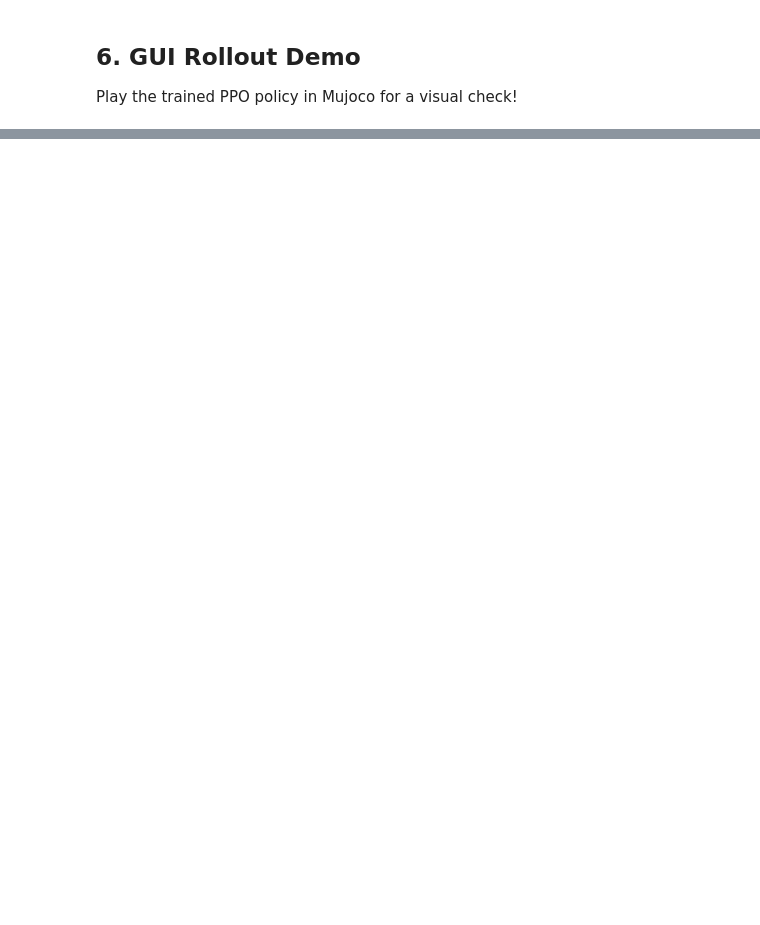
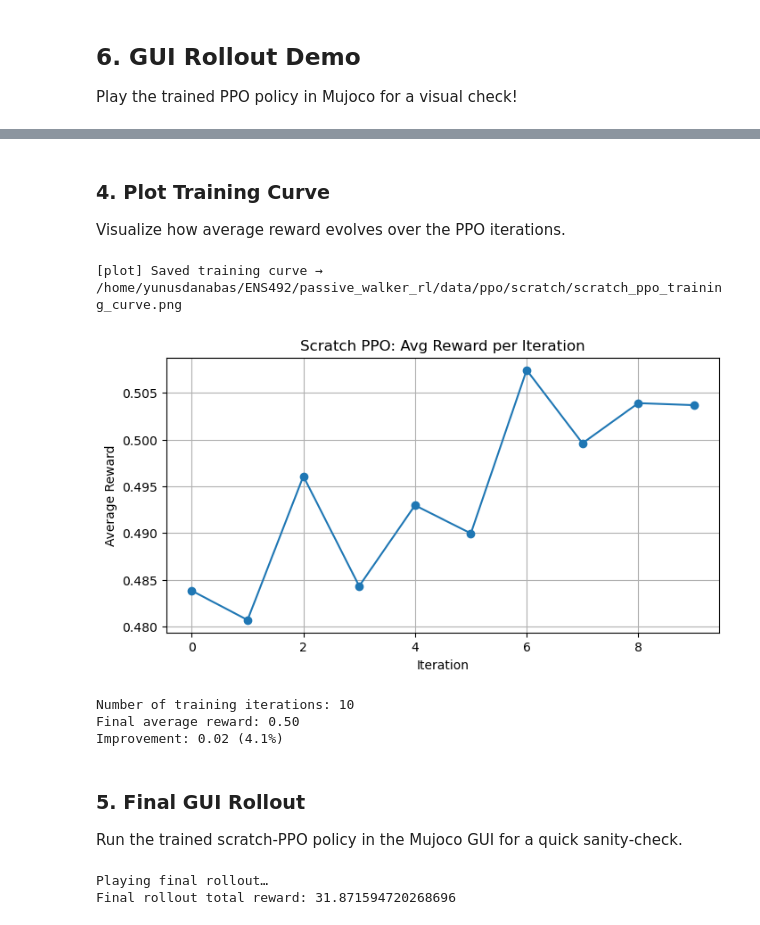
Before and after one commit to yunusdanabas/passive_walker_rl, a Jupyter notebook: passive_walker/ppo/PPO.ipynb, the cells around one changed output, grey strips where cells are left out. Drawn from its saved outputs; the diff is of its cells as text; code cells hidden in the pictures; blank space fills up the shorter version.

```diff
--- a/passive_walker/ppo/PPO.ipynb
+++ b/passive_walker/ppo/PPO.ipynb
@@ -281,0 +302,35 @@ env_gui.close()
+# %%
+
+# PPO hyperparameters
+NUM_ITERS      = 10       # PPO iterations
+ROLLOUT_STEPS  = 2048      # steps per iteration
+PPO_EPOCHS     = 10        # epochs per update
+MINI_BATCH     = 256       # minibatch size
+GAMMA          = 0.99      # discount
+LAMBDA         = 0.95      # GAE λ
+CLIP_EPS       = 0.2       # PPO clipping
+SIGMA          = 0.1       # policy std in scaled space
+LR_POLICY      = 3e-4      # policy lr
+LR_CRITIC      = 1e-3      # critic lr
+
+# initialize policy & critic from scratch
+# note: initialize_policy returns (env, get_scaled, get_env, policy_model)
+env, get_scaled_action, get_env_action, policy = initialize_policy(
+    obs_dim=None,        # scratch-utils auto infers via xml_path
+    act_dim=None,
+    xml_path=str(XML_PATH),
+    simend=ROLLOUT_STEPS/60.0,
+    sigma=SIGMA,
+    use_gui=False,
+)
+# build a fresh Critic
+key    = jax.random.PRNGKey(0)
+critic = Critic(env.observation_space.shape[0], hidden=64, key=key)
+
+# optimizers and states
+policy_opt  = optax.adam(LR_POLICY)
+critic_opt  = optax.adam(LR_CRITIC)
+policy_state = policy_opt.init(eqx.filter(policy, eqx.is_array))
+critic_state = critic_opt.init(eqx.filter(critic, eqx.is_array))
+
+print("Initialized scratch PPO policy & critic.")
@@ -281,0 +425,44 @@ env_gui.close()
+# %% [markdown]
+### 4. Plot Training Curve
+
+Visualize how average reward evolves over the PPO iterations.
+# %%
+plot_training_rewards(reward_history,
+                      save_path=DATA_DIR/"scratch_ppo_training_curve.png",
+                      title="Scratch PPO: Avg Reward per Iteration")
+# %% [output]
+[plot] Saved training curve → /home/yunusdanabas/ENS492/passive_walker_rl/data/ppo/scratch/scratch_ppo_training_curve.png
+[figure, added]
+Number of training iterations: 10
+Final average reward: 0.50
+Improvement: 0.02 (4.1%)
+# %% [markdown]
+### 5. Final GUI Rollout
+
+Run the trained scratch-PPO policy in the Mujoco GUI for a quick sanity‐check.
+# %%
+from mujoco.glfw import glfw
+
+env_gui, _, _, _ = initialize_policy(
+    obs_dim=None,
+    act_dim=None,
+    xml_path=str(XML_PATH),
+    simend=30.0,
+    sigma=SIGMA,
+    use_gui=True,
+)
+obs0, done = env_gui.reset(), False
+total_reward = 0.0
+
+print("Playing final rollout…")
+while not done and not glfw.window_should_close(env_gui.window):
+    a = np.array(policy(jnp.array(obs0)), dtype=np.float32)
+    obs0, r, done, _ = env_gui.step(a)
+    total_reward += r
+    env_gui.render()
+
+env_gui.close()
+print("Final rollout total reward:", total_reward)
+# %% [output]
+Playing final rollout…
+Final rollout total reward: 31.871594720268696
```
Also changed, not shown: parts of 12 cells of this notebook, 4 other files.
